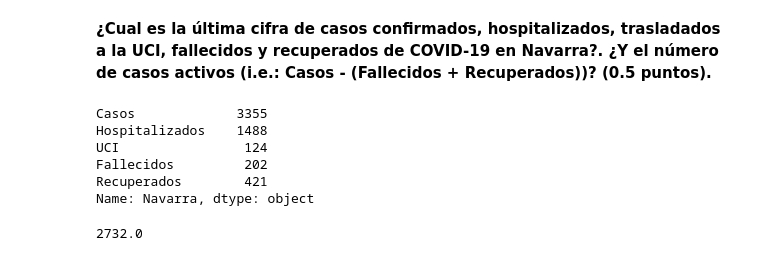
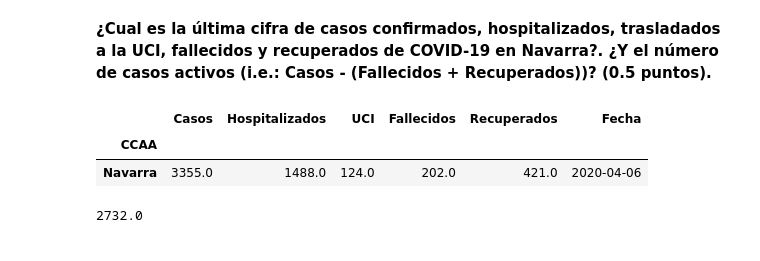
Before and after one commit to ubaldo-peralta-sanchez/python_basics, a Jupyter notebook: Peralta_Sanchez_Ubaldo_20_21_BIG_DATA_UNAV_Entregable_Parte2.ipynb, the cells around one changed output. Cells and saved outputs as stored; diff of their text form; code cells hidden in the pictures.

```diff
--- a/Peralta_Sanchez_Ubaldo_20_21_BIG_DATA_UNAV_Entregable_Parte2.ipynb
+++ b/Peralta_Sanchez_Ubaldo_20_21_BIG_DATA_UNAV_Entregable_Parte2.ipynb
@@ -563,14 +576,11 @@ covid_last_day.groupby("CCAA").sum().sort_values(["Casos","Fallecidos","Recupera
 # %% [markdown]
 **¿Cual es la última cifra de casos confirmados, hospitalizados, trasladados a la UCI, fallecidos y recuperados de COVID-19 en Navarra?. ¿Y el número de casos activos (i.e.: Casos - (Fallecidos + Recuperados))? (0.5 puntos).**
 # %%
-covid_last_day.loc["Navarra"][["Casos","Hospitalizados","UCI","Fallecidos","Recuperados"]]
+covid_last_day.loc[["Navarra"]][["Casos","Hospitalizados","UCI","Fallecidos","Recuperados", "Fecha"]]
 # %% [output]
-Casos             3355
-Hospitalizados    1488
-UCI                124
-Fallecidos         202
-Recuperados        421
-Name: Navarra, dtype: object
+|  | Casos | Hospitalizados | UCI | Fallecidos | Recuperados | Fecha |
+| CCAA |  |  |  |  |  |  |
+| Navarra | 3355.0 | 1488.0 | 124.0 | 202.0 | 421.0 | 2020-04-06 |
 # %%
 covid_last_day.loc["Navarra"]["Casos"] - (
     covid_last_day.loc["Navarra"]["Fallecidos"] + covid_last_day.loc["Navarra"]["Recuperados"])
```
Also changed, not shown: parts of 6 cells of this notebook, 1 other file.
